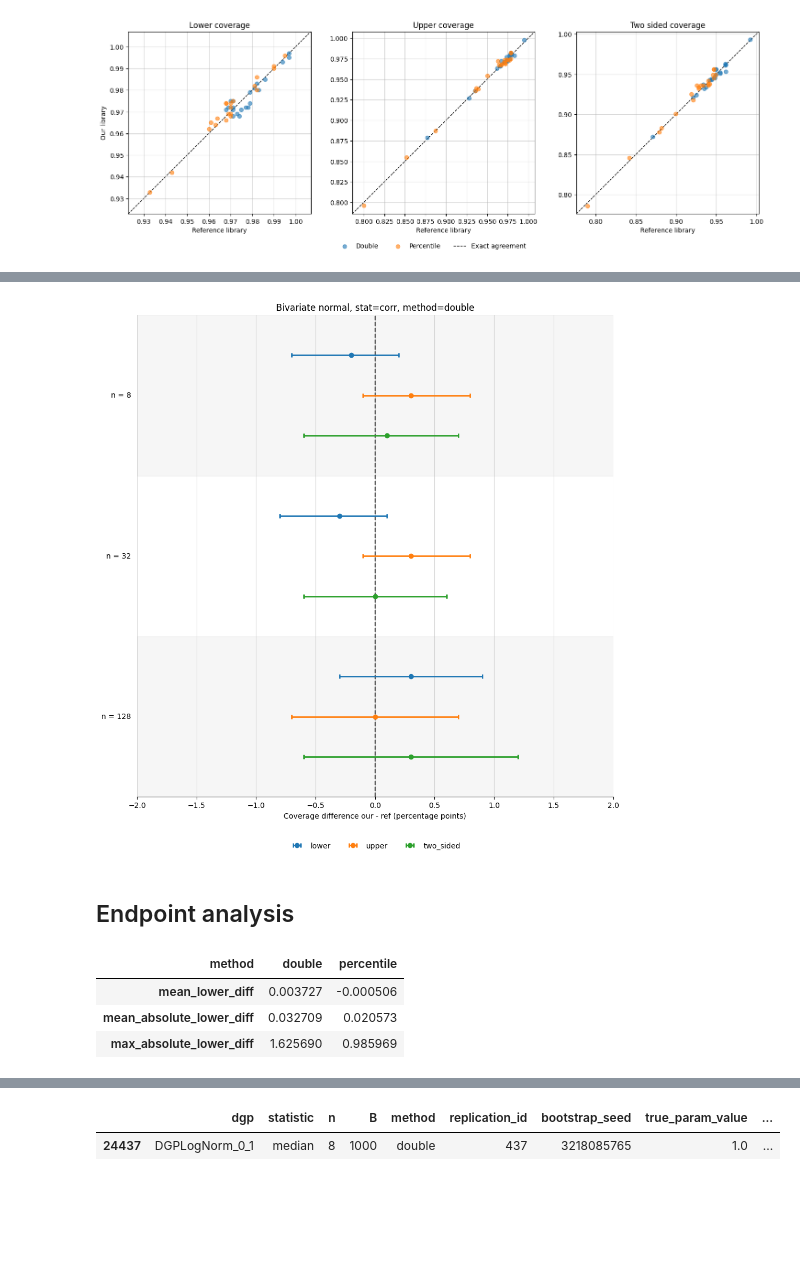
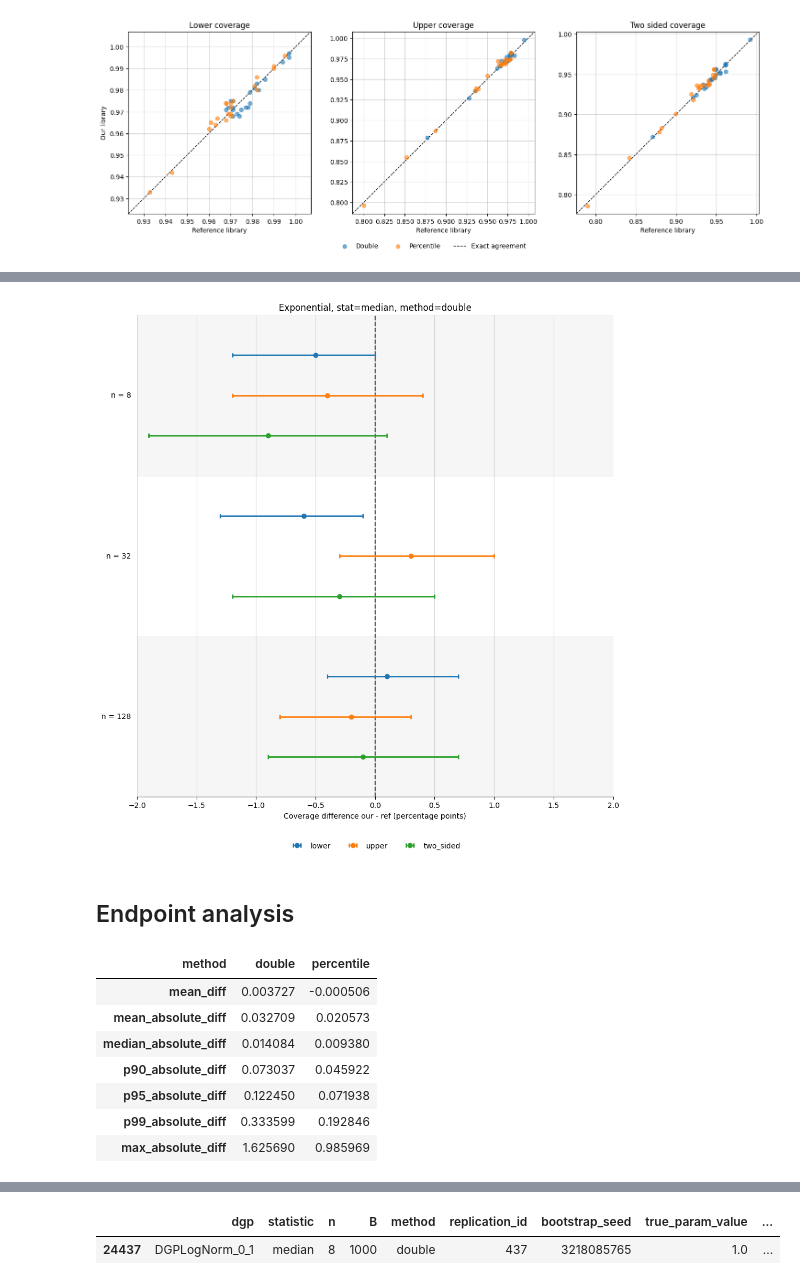
Before and after one commit to enejH04/bootstrap-inference, a Jupyter notebook: performance_validation/analysis.ipynb, the cells around one changed output, grey strips where cells are left out. Saved outputs shown, nothing was run; the diff lists cells and outputs as text; code cells hidden in the pictures; blank space fills up the shorter version.

Commit message:
Add length and interval endpoint analysis - seems like prepivoting strategy affects this

```diff
--- a/performance_validation/analysis.ipynb
+++ b/performance_validation/analysis.ipynb
@@ -544,35 +560,35 @@ def plot_results(
             clip_on=False,
         )
 
     for i, center in enumerate(centers):
         if i % 2 == 0:
             ax.axhspan(
                 center - 1,
                 center + 1,
                 alpha=0.20,
                 zorder=0,
                 color="lightgray",
             )
 
     fig.tight_layout()
 
     handles, labels = ax.get_legend_handles_labels()
 
     unique = dict(zip(labels, handles))
 
     ax.legend(
         unique.values(),
         unique.keys(),
         loc="upper center",
         bbox_to_anchor=(0.5, -0.08),
         ncol=3,
         frameon=False,
     )
 
 
-plot_results("bivariate normal", "corr", "double")
+plot_results("exponential", "median", "double")
 # %% [output]
-[figure, old version]
+[figure, new version]
 # %% [markdown]
 ## Endpoint analysis
 # %%
@@ -586,16 +602,32 @@ endpoint_df["ci_upper_diff"] = (
     endpoint_df["ci_upper_our"] - endpoint_df["ci_upper_ref"]
 )
 # %%
+def summary(endpoint):
+    return (
+        endpoint_df.groupby("method")[f"ci_{endpoint}_diff"]
+        .agg(
+            mean_diff="mean",
+            mean_absolute_diff=lambda x: x.abs().mean(),
+            median_absolute_diff=lambda x: x.abs().median(),
+            p90_absolute_diff=lambda x: x.abs().quantile(0.90),
+            p95_absolute_diff=lambda x: x.abs().quantile(0.95),
+            p99_absolute_diff=lambda x: x.abs().quantile(0.99),
+            max_absolute_diff=lambda x: x.abs().max(),
+        )
+        .T
+    )
+
+
 # Lower endpoint
-endpoint_df.groupby("method")["ci_lower_diff"].agg(
-    mean_lower_diff="mean",
-    mean_absolute_lower_diff=lambda x: x.abs().mean(),
-    max_absolute_lower_diff=lambda x: x.abs().max(),
-).T
+summary("lower")
 # %% [output]
 | method | double | percentile |
-| mean_lower_diff | 0.003727 | -0.000506 |
-| mean_absolute_lower_diff | 0.032709 | 0.020573 |
-| max_absolute_lower_diff | 1.625690 | 0.985969 |
+| mean_diff | 0.003727 | -0.000506 |
+| mean_absolute_diff | 0.032709 | 0.020573 |
+| median_absolute_diff | 0.014084 | 0.009380 |
+| p90_absolute_diff | 0.073037 | 0.045922 |
+| p95_absolute_diff | 0.122450 | 0.071938 |
+| p99_absolute_diff | 0.333599 | 0.192846 |
+| max_absolute_diff | 1.625690 | 0.985969 |
 # %%
 # Upper endpoint
```
Also changed, not shown: parts of 19 cells of this notebook.
